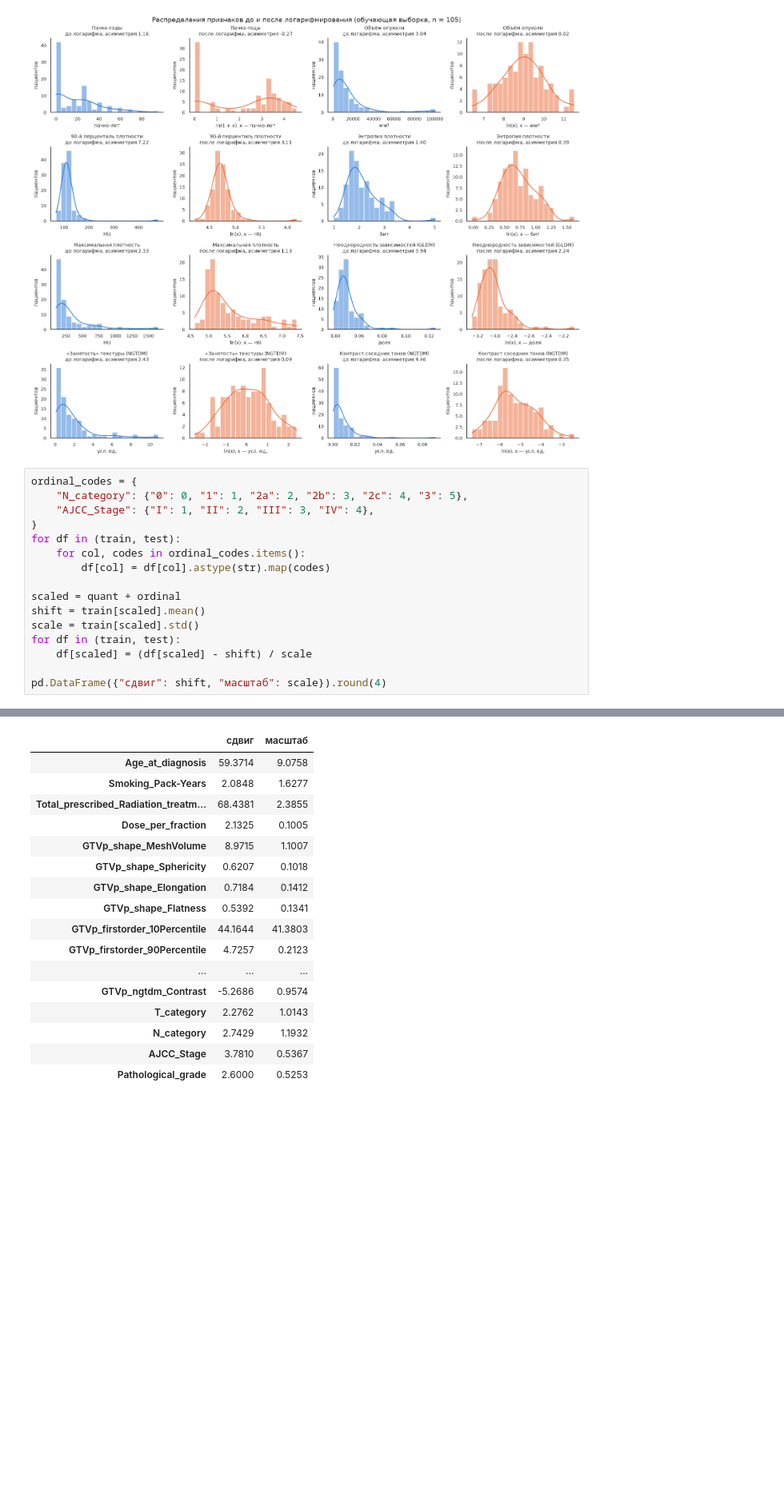
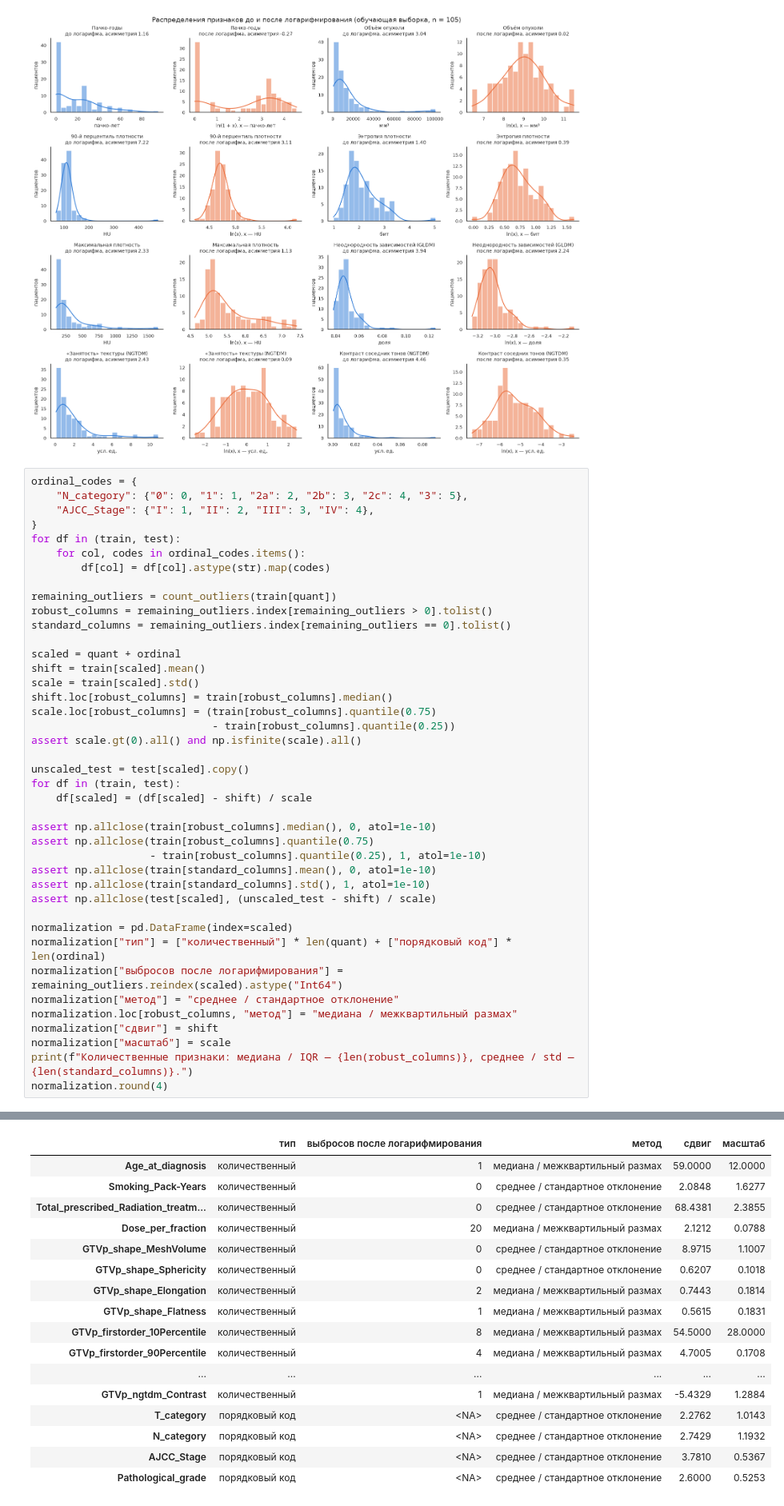
Before and after one commit to a1pha-dev/SS-Computationaloncology, a Jupyter notebook: w5/practice.ipynb, the cells around one changed output, grey strips where cells are left out. Shown at 80% size. Cells and saved outputs as stored; diff of their text form; blank space fills up the shorter version.

Commit message:
Correct week 5 scaling and ordinal encoding rationale

```diff
--- a/w5/practice.ipynb
+++ b/w5/practice.ipynb
@@ -190,11 +193,36 @@ for df in (train, test):
     for col, codes in ordinal_codes.items():
         df[col] = df[col].astype(str).map(codes)
 
+remaining_outliers = count_outliers(train[quant])
+robust_columns = remaining_outliers.index[remaining_outliers > 0].tolist()
+standard_columns = remaining_outliers.index[remaining_outliers == 0].tolist()
+
 scaled = quant + ordinal
 shift = train[scaled].mean()
 scale = train[scaled].std()
+shift.loc[robust_columns] = train[robust_columns].median()
+scale.loc[robust_columns] = (train[robust_columns].quantile(0.75)
+                             - train[robust_columns].quantile(0.25))
+assert scale.gt(0).all() and np.isfinite(scale).all()
+
+unscaled_test = test[scaled].copy()
 for df in (train, test):
     df[scaled] = (df[scaled] - shift) / scale
 
-pd.DataFrame({"сдвиг": shift, "масштаб": scale}).round(4)
+assert np.allclose(train[robust_columns].median(), 0, atol=1e-10)
+assert np.allclose(train[robust_columns].quantile(0.75)
+                   - train[robust_columns].quantile(0.25), 1, atol=1e-10)
+assert np.allclose(train[standard_columns].mean(), 0, atol=1e-10)
+assert np.allclose(train[standard_columns].std(), 1, atol=1e-10)
+assert np.allclose(test[scaled], (unscaled_test - shift) / scale)
+
+normalization = pd.DataFrame(index=scaled)
+normalization["тип"] = ["количественный"] * len(quant) + ["порядковый код"] * len(ordinal)
+normalization["выбросов после логарифмирования"] = remaining_outliers.reindex(scaled).astype("Int64")
+normalization["метод"] = "среднее / стандартное отклонение"
+normalization.loc[robust_columns, "метод"] = "медиана / межквартильный размах"
+normalization["сдвиг"] = shift
+normalization["масштаб"] = scale
+print(f"Количественные признаки: медиана / IQR — {len(robust_columns)}, среднее / std — {len(standard_columns)}.")
+normalization.round(4)
 # %% [output]
@@ -201,19 +230,19 @@ pd.DataFrame({"сдвиг": shift, "масштаб": scale}).round(4)
-|  | сдвиг | масштаб |
-| Age_at_diagnosis | 59.3714 | 9.0758 |
-| Smoking_Pack-Years | 2.0848 | 1.6277 |
-| Total_prescribed_Radiation_treatm... | 68.4381 | 2.3855 |
-| Dose_per_fraction | 2.1325 | 0.1005 |
-| GTVp_shape_MeshVolume | 8.9715 | 1.1007 |
-| GTVp_shape_Sphericity | 0.6207 | 0.1018 |
-| GTVp_shape_Elongation | 0.7184 | 0.1412 |
-| GTVp_shape_Flatness | 0.5392 | 0.1341 |
-| GTVp_firstorder_10Percentile | 44.1644 | 41.3803 |
-| GTVp_firstorder_90Percentile | 4.7257 | 0.2123 |
-| ... | ... | ... |
-| GTVp_ngtdm_Contrast | -5.2686 | 0.9574 |
-| T_category | 2.2762 | 1.0143 |
-| N_category | 2.7429 | 1.1932 |
-| AJCC_Stage | 3.7810 | 0.5367 |
-| Pathological_grade | 2.6000 | 0.5253 |
+|  | тип | выбросов после логарифмирования | метод | сдвиг | масштаб |
+| Age_at_diagnosis | количественный | 1 | медиана / межквартильный размах | 59.0000 | 12.0000 |
+| Smoking_Pack-Years | количественный | 0 | среднее / стандартное отклонение | 2.0848 | 1.6277 |
+| Total_prescribed_Radiation_treatm... | количественный | 0 | среднее / стандартное отклонение | 68.4381 | 2.3855 |
+| Dose_per_fraction | количественный | 20 | медиана / межквартильный размах | 2.1212 | 0.0788 |
+| GTVp_shape_MeshVolume | количественный | 0 | среднее / стандартное отклонение | 8.9715 | 1.1007 |
+| GTVp_shape_Sphericity | количественный | 0 | среднее / стандартное отклонение | 0.6207 | 0.1018 |
+| GTVp_shape_Elongation | количественный | 2 | медиана / межквартильный размах | 0.7443 | 0.1814 |
+| GTVp_shape_Flatness | количественный | 1 | медиана / межквартильный размах | 0.5615 | 0.1831 |
+| GTVp_firstorder_10Percentile | количественный | 8 | медиана / межквартильный размах | 54.5000 | 28.0000 |
+| GTVp_firstorder_90Percentile | количественный | 4 | медиана / межквартильный размах | 4.7005 | 0.1708 |
+| ... | ... | ... | ... | ... | ... |
+| GTVp_ngtdm_Contrast | количественный | 1 | медиана / межквартильный размах | -5.4329 | 1.2884 |
+| T_category | порядковый код | <NA> | среднее / стандартное отклонение | 2.2762 | 1.0143 |
+| N_category | порядковый код | <NA> | среднее / стандартное отклонение | 2.7429 | 1.1932 |
+| AJCC_Stage | порядковый код | <NA> | среднее / стандартное отклонение | 3.7810 | 0.5367 |
+| Pathological_grade | порядковый код | <NA> | среднее / стандартное отклонение | 2.6000 | 0.5253 |
 # %% [markdown]
 ## Кодирование категориальных признаков
```
Also changed, not shown: parts of 4 cells of this notebook, 5 other files.
